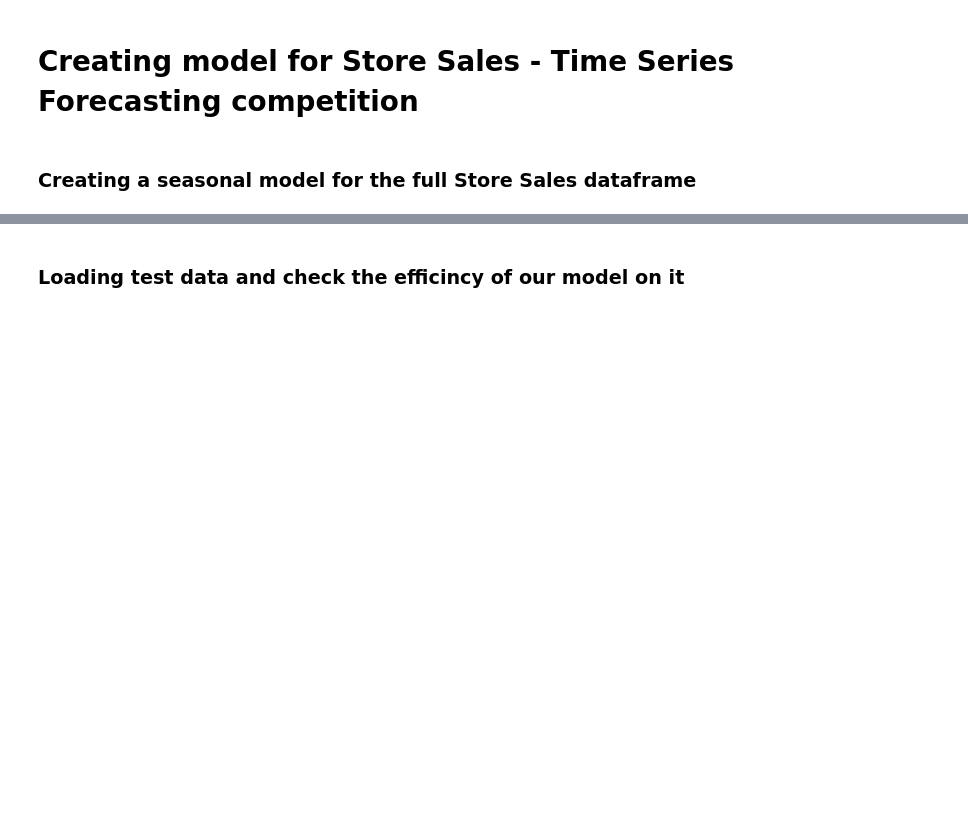
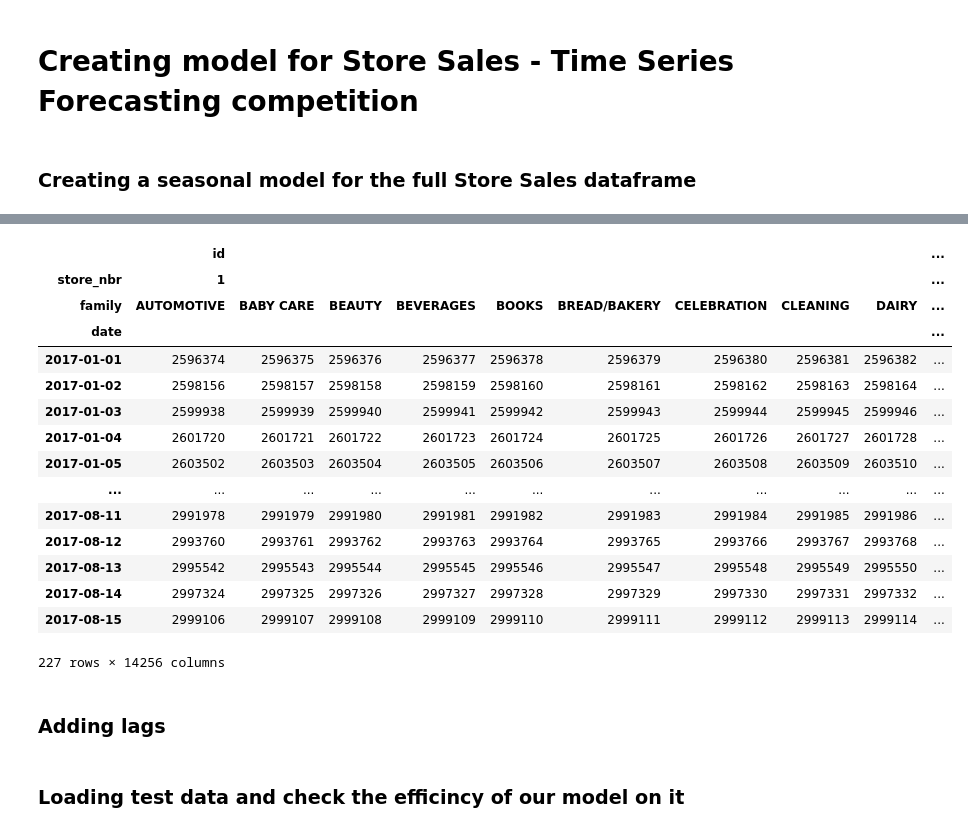
Before and after one commit to matib-g/Store-Sales_Forecasting, a Jupyter notebook: store_sales_model_notebook.ipynb, the cells around one changed output, grey strips where cells are left out. Saved outputs shown, nothing was run; the diff lists cells and outputs as text; code cells hidden in the pictures; blank space fills up the shorter version.

```diff
--- a/store_sales_model_notebook.ipynb
+++ b/store_sales_model_notebook.ipynb
@@ -176,0 +252,19 @@ ax.set_title(f'{FAMILY} Sales at Store {STORE_NBR}');
+# %%
+df_train_deseason
+# %% [output]
+|  | id |  |  |  |  |  |  |  |  | ... |
+| store_nbr | 1 |  |  |  |  |  |  |  |  | ... |
+| family | AUTOMOTIVE | BABY CARE | BEAUTY | BEVERAGES | BOOKS | BREAD/BAKERY | CELEBRATION | CLEANING | DAIRY | ... |
+| date |  |  |  |  |  |  |  |  |  | ... |
+| 2017-01-01 | 2596374 | 2596375 | 2596376 | 2596377 | 2596378 | 2596379 | 2596380 | 2596381 | 2596382 | ... |
+| 2017-01-02 | 2598156 | 2598157 | 2598158 | 2598159 | 2598160 | 2598161 | 2598162 | 2598163 | 2598164 | ... |
+| 2017-01-03 | 2599938 | 2599939 | 2599940 | 2599941 | 2599942 | 2599943 | 2599944 | 2599945 | 2599946 | ... |
+| 2017-01-04 | 2601720 | 2601721 | 2601722 | 2601723 | 2601724 | 2601725 | 2601726 | 2601727 | 2601728 | ... |
+| 2017-01-05 | 2603502 | 2603503 | 2603504 | 2603505 | 2603506 | 2603507 | 2603508 | 2603509 | 2603510 | ... |
+| ... | ... | ... | ... | ... | ... | ... | ... | ... | ... | ... |
+| 2017-08-11 | 2991978 | 2991979 | 2991980 | 2991981 | 2991982 | 2991983 | 2991984 | 2991985 | 2991986 | ... |
+| 2017-08-12 | 2993760 | 2993761 | 2993762 | 2993763 | 2993764 | 2993765 | 2993766 | 2993767 | 2993768 | ... |
+| 2017-08-13 | 2995542 | 2995543 | 2995544 | 2995545 | 2995546 | 2995547 | 2995548 | 2995549 | 2995550 | ... |
+| 2017-08-14 | 2997324 | 2997325 | 2997326 | 2997327 | 2997328 | 2997329 | 2997330 | 2997331 | 2997332 | ... |
+| 2017-08-15 | 2999106 | 2999107 | 2999108 | 2999109 | 2999110 | 2999111 | 2999112 | 2999113 | 2999114 | ... |
+227 rows × 14256 columns
@@ -176,0 +276,2 @@ ax.set_title(f'{FAMILY} Sales at Store {STORE_NBR}');
+# %% [markdown]
+### Adding lags
```
Also changed, not shown: parts of 16 cells of this notebook.
